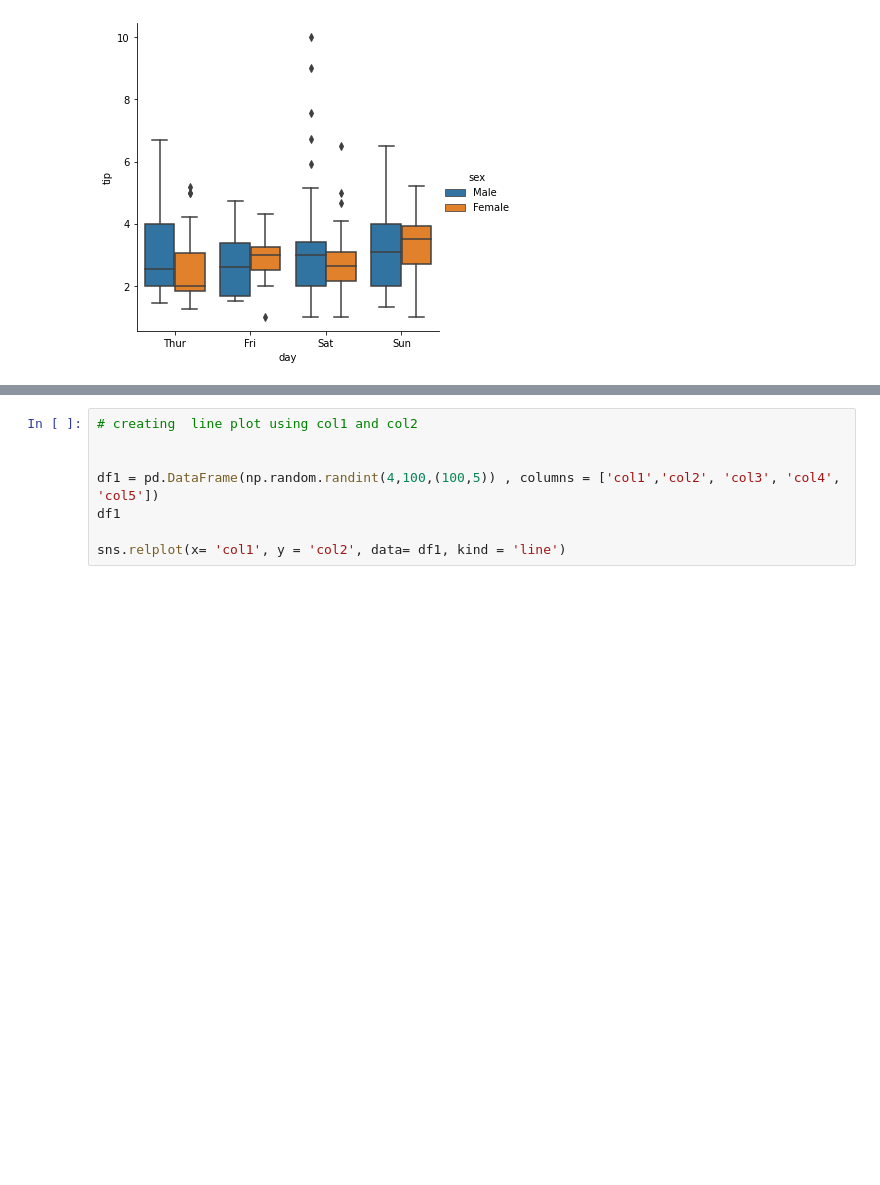
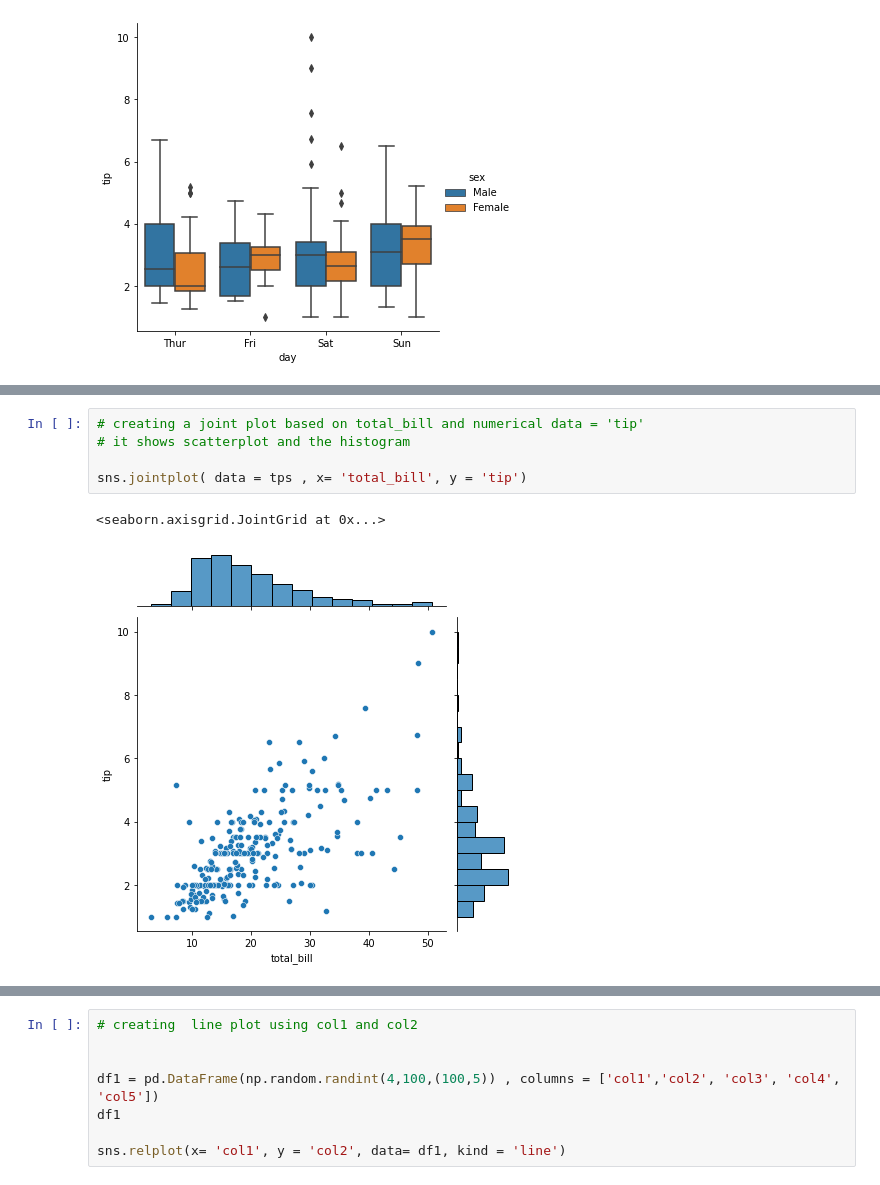
Before and after one commit to ravi0dubey/DataVisualization, a Jupyter notebook: Seaborn.ipynb, the cells around one changed output, grey strips where cells are left out. Cells and saved outputs as stored; diff of their text form; blank space fills up the shorter version.

```diff
--- a/Seaborn.ipynb
+++ b/Seaborn.ipynb
@@ -101,0 +109,8 @@ sns.catplot( data = tps , x= 'day', y = 'tip', kind = 'box', hue = 'sex')
+# %%
+# creating a joint plot based on total_bill and numerical data = 'tip'
+# it shows scatterplot and the histogram
+
+sns.jointplot( data = tps , x= 'total_bill', y = 'tip')
+# %% [output]
+<seaborn.axisgrid.JointGrid at 0x...>
+[figure, added]
```
Also changed, not shown: parts of 7 cells of this notebook.
